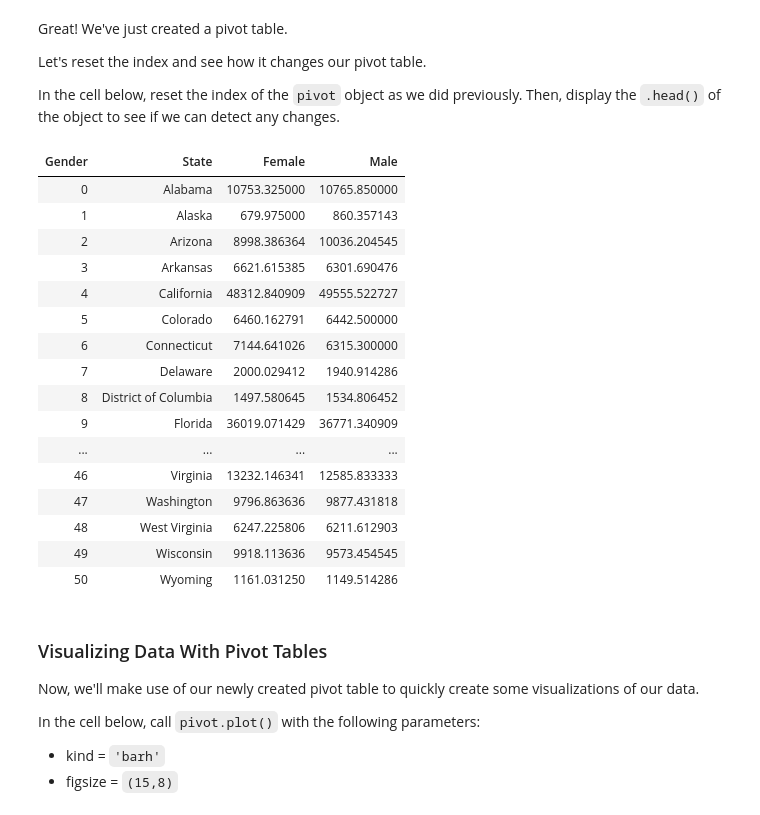
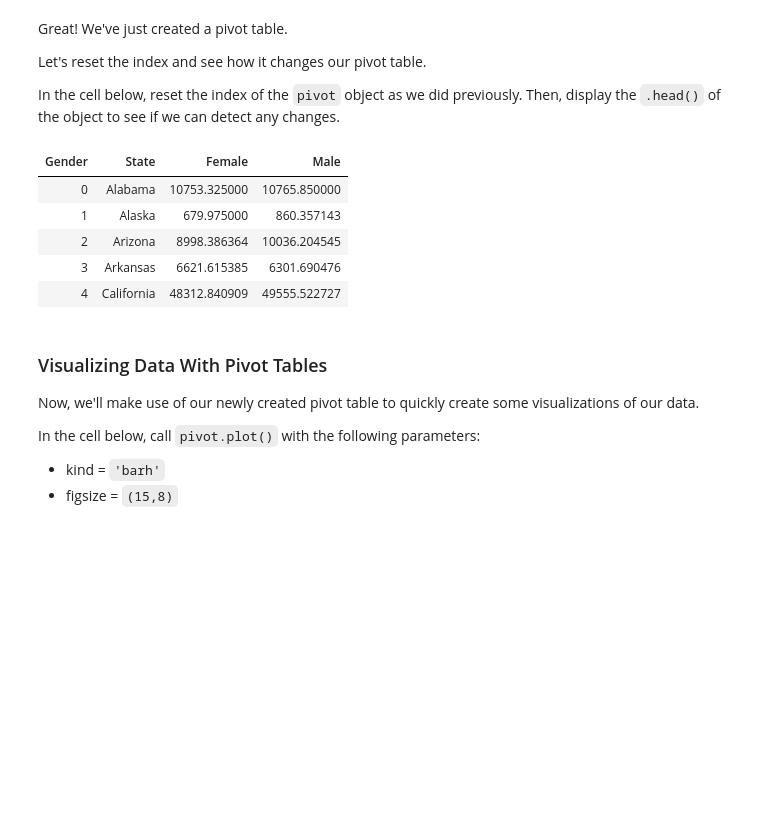
Before and after one commit to OsterMendel/dsc-pivot-tables-pandas-lab-nyc-ds-021720, a Jupyter notebook: index.ipynb, the cells around one changed output. Drawn from its saved outputs; the diff is of its cells as text; code cells hidden in the pictures; blank space fills up the shorter version.

```diff
--- a/index.ipynb
+++ b/index.ipynb
@@ -407,25 +407,14 @@ Let's reset the index and see how it changes our pivot table.
 In the cell below, reset the index of the `pivot` object as we did previously.  Then, display the `.head()` of the object to see if we can detect any changes.
 # %%
 # Again, notice the subtle difference of resetting the index:
-pivot.reset_index().head()
+pivot.reset_index().head(5)
 # %% [output]
 | Gender | State | Female | Male |
 | 0 | Alabama | 10753.325000 | 10765.850000 |
 | 1 | Alaska | 679.975000 | 860.357143 |
 | 2 | Arizona | 8998.386364 | 10036.204545 |
 | 3 | Arkansas | 6621.615385 | 6301.690476 |
 | 4 | California | 48312.840909 | 49555.522727 |
-| 5 | Colorado | 6460.162791 | 6442.500000 |
-| 6 | Connecticut | 7144.641026 | 6315.300000 |
-| 7 | Delaware | 2000.029412 | 1940.914286 |
-| 8 | District of Columbia | 1497.580645 | 1534.806452 |
-| 9 | Florida | 36019.071429 | 36771.340909 |
-| ... | ... | ... | ... |
-| 46 | Virginia | 13232.146341 | 12585.833333 |
-| 47 | Washington | 9796.863636 | 9877.431818 |
-| 48 | West Virginia | 6247.225806 | 6211.612903 |
-| 49 | Wisconsin | 9918.113636 | 9573.454545 |
-| 50 | Wyoming | 1161.031250 | 1149.514286 |
 # %% [markdown]
 ### Visualizing Data With Pivot Tables
 
```
